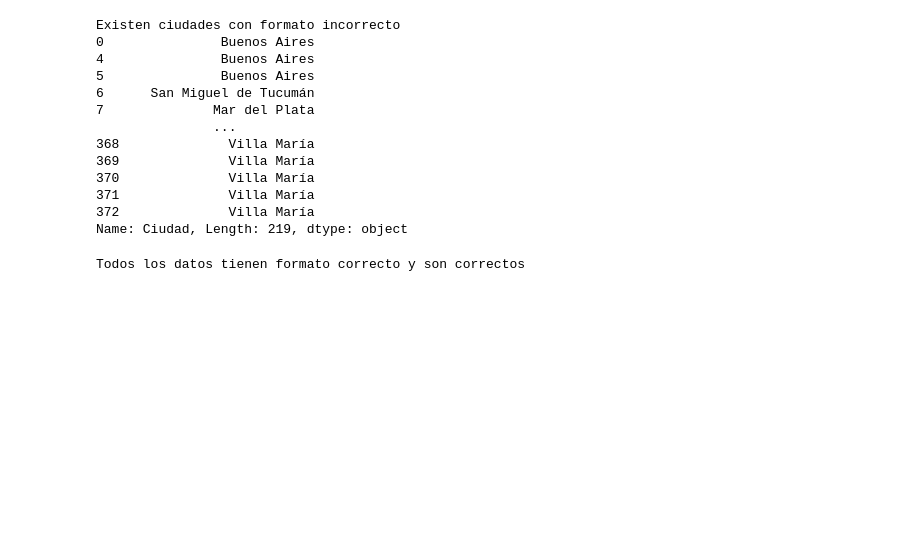
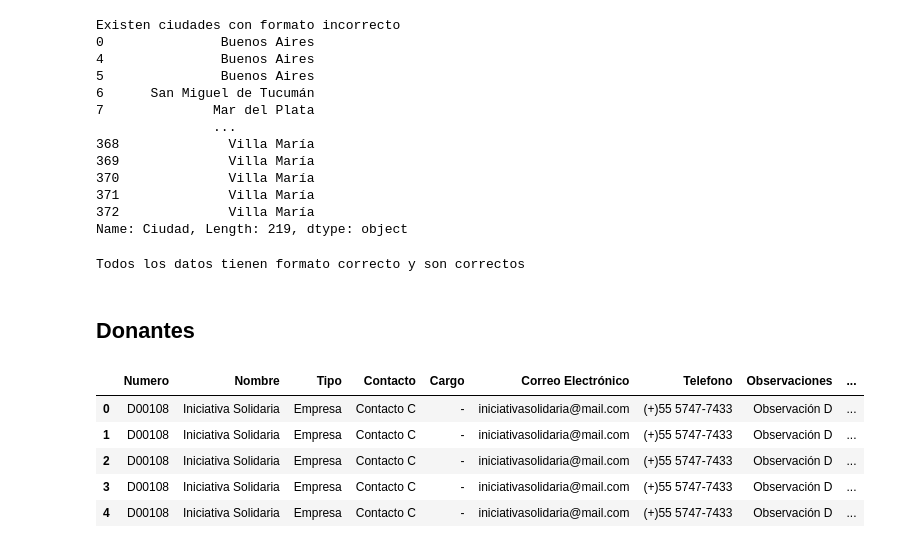
Before and after one commit to marco11235813/Potenciar_Solidario, a Jupyter notebook: notebooks/ETL.ipynb, the cells around one changed output. Saved outputs shown, nothing was run; the diff lists cells and outputs as text; code cells hidden in the pictures; blank space fills up the shorter version.

```diff
--- a/notebooks/ETL.ipynb
+++ b/notebooks/ETL.ipynb
@@ -240,3 +248,14 @@ Name: Ciudad, Length: 219, dtype: object
 r.validar_pais(prov)
 # %% [output]
 Todos los datos tienen formato correcto y son correctos
+# %% [markdown]
+## Donantes
+# %%
+don.head()
+# %% [output]
+|  | Numero | Nombre | Tipo | Contacto | Cargo | Correo Electrónico | Telefono | Observaciones | ... |
+| 0 | D00108 | Iniciativa Solidaria | Empresa | Contacto C | - | iniciativasolidaria@mail.com | (+)55 5747-7433 | Observación D | ... |
+| 1 | D00108 | Iniciativa Solidaria | Empresa | Contacto C | - | iniciativasolidaria@mail.com | (+)55 5747-7433 | Observación D | ... |
+| 2 | D00108 | Iniciativa Solidaria | Empresa | Contacto C | - | iniciativasolidaria@mail.com | (+)55 5747-7433 | Observación D | ... |
+| 3 | D00108 | Iniciativa Solidaria | Empresa | Contacto C | - | iniciativasolidaria@mail.com | (+)55 5747-7433 | Observación D | ... |
+| 4 | D00108 | Iniciativa Solidaria | Empresa | Contacto C | - | iniciativasolidaria@mail.com | (+)55 5747-7433 | Observación D | ... |
```
Also changed, not shown: parts of 9 cells of this notebook.
